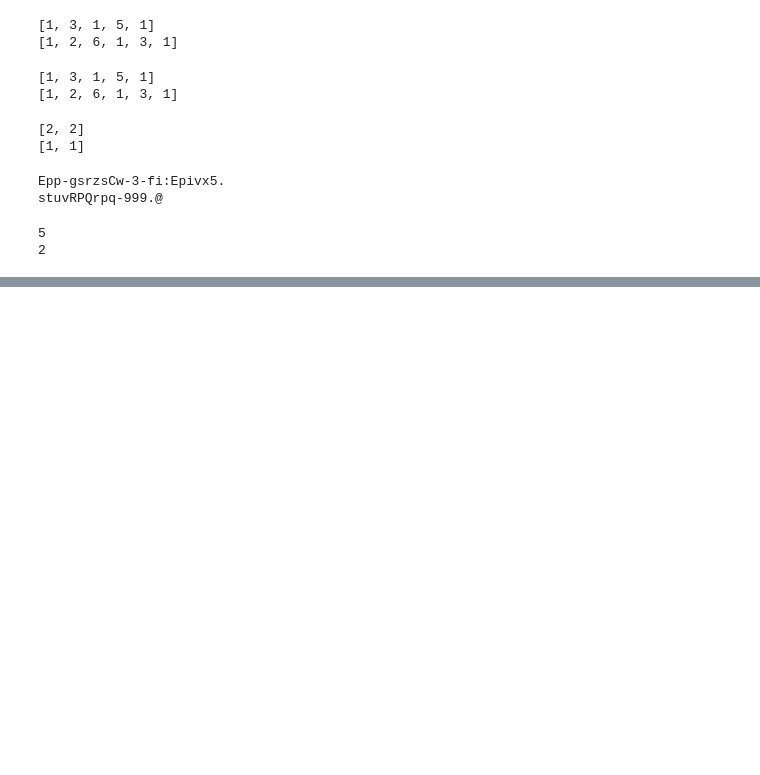
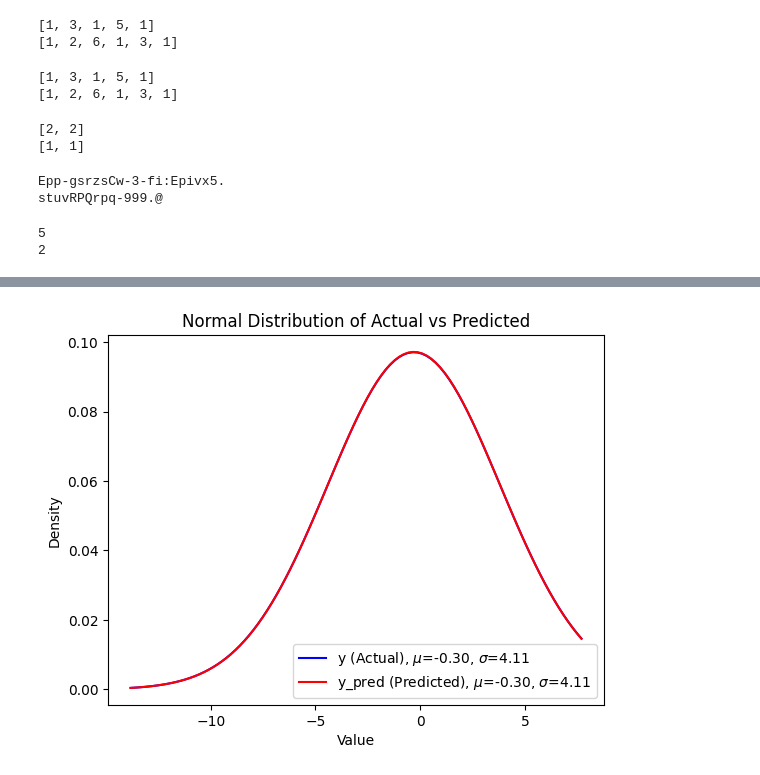
Before and after one commit to shivani-2001/Data-Structures-Problems, a Jupyter notebook: algorithms.ipynb, the cells around one changed output, grey strips where cells are left out. Saved outputs shown, nothing was run; the diff lists cells and outputs as text; code cells hidden in the pictures; blank space fills up the shorter version.

```diff
--- a/algorithms.ipynb
+++ b/algorithms.ipynb
@@ -759,0 +821,26 @@ print(output_2)
+# %%
+import numpy as np
+import matplotlib.pyplot as plt
+from scipy.stats import norm
+
+mu_y, std_y = norm.fit(y_pred)
+mu_y1, std_y1 = norm.fit(y_pred1)
+
+xmin = min(min(y_pred), min(y_pred1))
+xmax = max(max(y_pred), max(y_pred1))
+x = np.linspace(xmin, xmax, 100)
+
+p_y = norm.pdf(x, mu_y, std_y)
+plt.plot(x, p_y, 'b-', label=f'y (Actual), $\mu$={mu_y:.2f}, $\sigma$={std_y:.2f}')
+
+p_pred = norm.pdf(x, mu_y1, std_y1)
+plt.plot(x, p_pred, 'r-', label=f'y_pred (Predicted), $\mu$={mu_y1:.2f}, $\sigma$={std_y1:.2f}')
+
+plt.title('Normal Distribution of Actual vs Predicted')
+plt.xlabel('Value')
+plt.ylabel('Density')
+
+plt.legend()
+plt.show()
+# %% [output]
+[figure, added]
```
Also changed, not shown: parts of 7 cells of this notebook.
